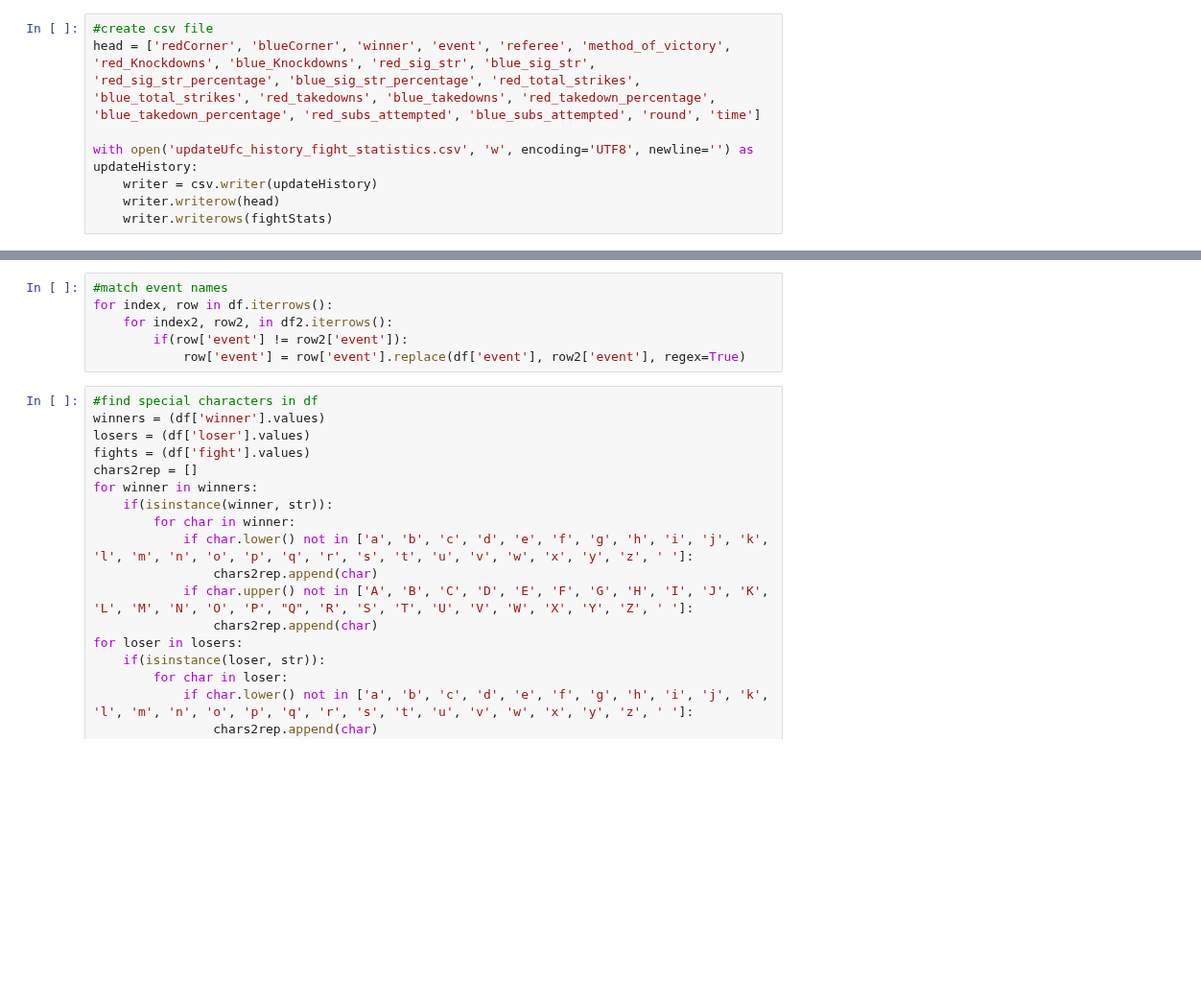
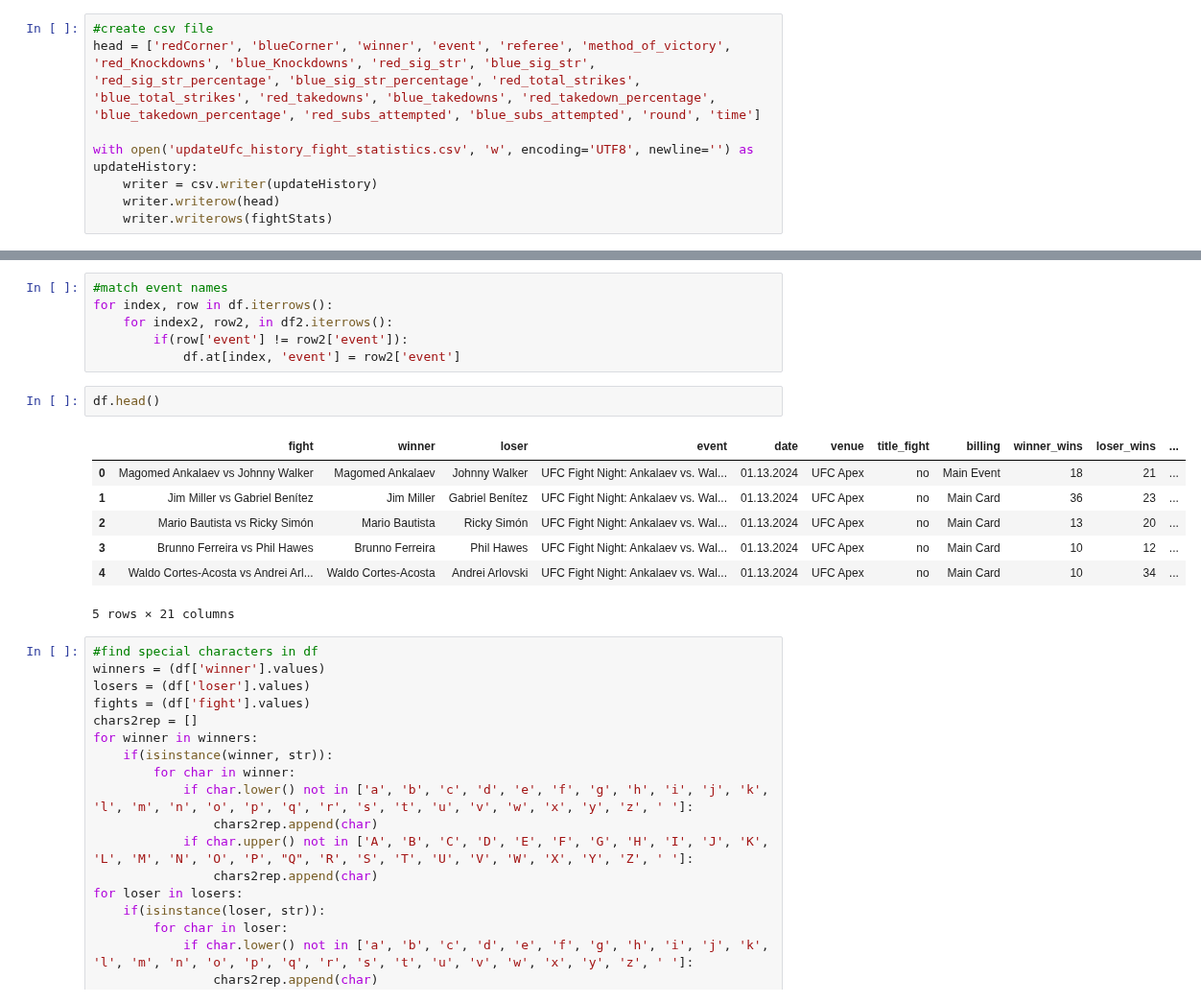
Before and after one commit to maxbraith/UFCModel, a Jupyter notebook: UFCModelGit/updateData/updateData.ipynb, the cells around one changed output, grey strips where cells are left out. Shown at 96% size. Drawn from its saved outputs; the diff is of its cells as text; blank space fills up the shorter version.

```diff
--- a/UFCModelGit/updateData/updateData.ipynb
+++ b/UFCModelGit/updateData/updateData.ipynb
@@ -589,7 +585,17 @@ df.head()
 for index, row in df.iterrows():
     for index2, row2, in df2.iterrows():
         if(row['event'] != row2['event']):
-            row['event'] = row['event'].replace(df['event'], row2['event'], regex=True)
+            df.at[index, 'event'] = row2['event']
+# %%
+df.head()
+# %% [output]
+|  | fight | winner | loser | event | date | venue | title_fight | billing | winner_wins | loser_wins | ... |
+| 0 | Magomed Ankalaev vs Johnny Walker | Magomed Ankalaev | Johnny Walker | UFC Fight Night: Ankalaev vs. Wal... | 01.13.2024 | UFC Apex | no | Main Event | 18 | 21 | ... |
+| 1 | Jim Miller vs Gabriel Benítez | Jim Miller | Gabriel Benítez | UFC Fight Night: Ankalaev vs. Wal... | 01.13.2024 | UFC Apex | no | Main Card | 36 | 23 | ... |
+| 2 | Mario Bautista vs Ricky Simón | Mario Bautista | Ricky Simón | UFC Fight Night: Ankalaev vs. Wal... | 01.13.2024 | UFC Apex | no | Main Card | 13 | 20 | ... |
+| 3 | Brunno Ferreira vs Phil Hawes | Brunno Ferreira | Phil Hawes | UFC Fight Night: Ankalaev vs. Wal... | 01.13.2024 | UFC Apex | no | Main Card | 10 | 12 | ... |
+| 4 | Waldo Cortes-Acosta vs Andrei Arl... | Waldo Cortes-Acosta | Andrei Arlovski | UFC Fight Night: Ankalaev vs. Wal... | 01.13.2024 | UFC Apex | no | Main Card | 10 | 34 | ... |
+5 rows × 21 columns
 # %%
 #find special characters in df
 winners = (df['winner'].values)
```
Also changed, not shown: parts of 11 cells of this notebook, 10 other files.
